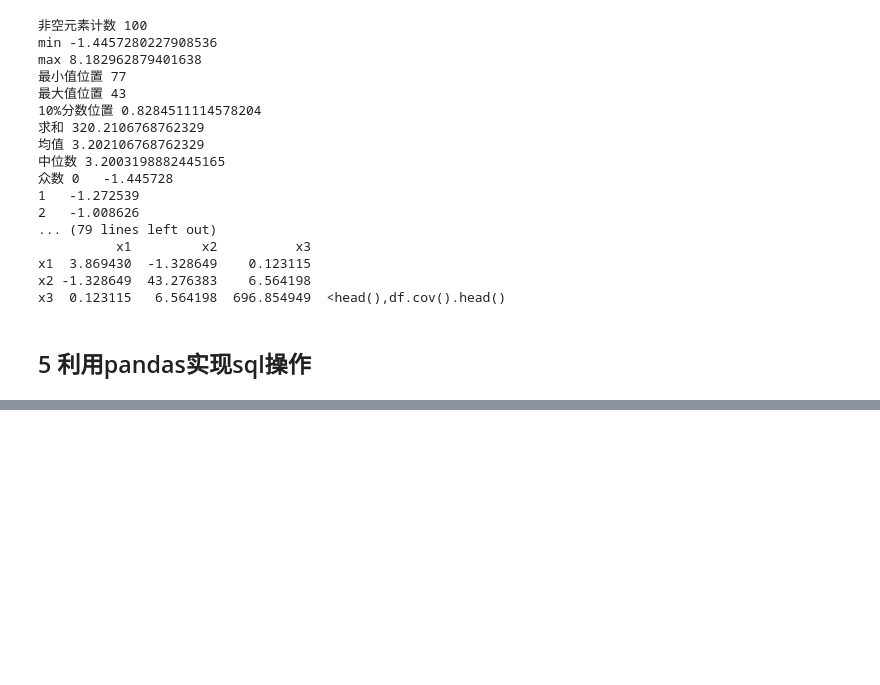
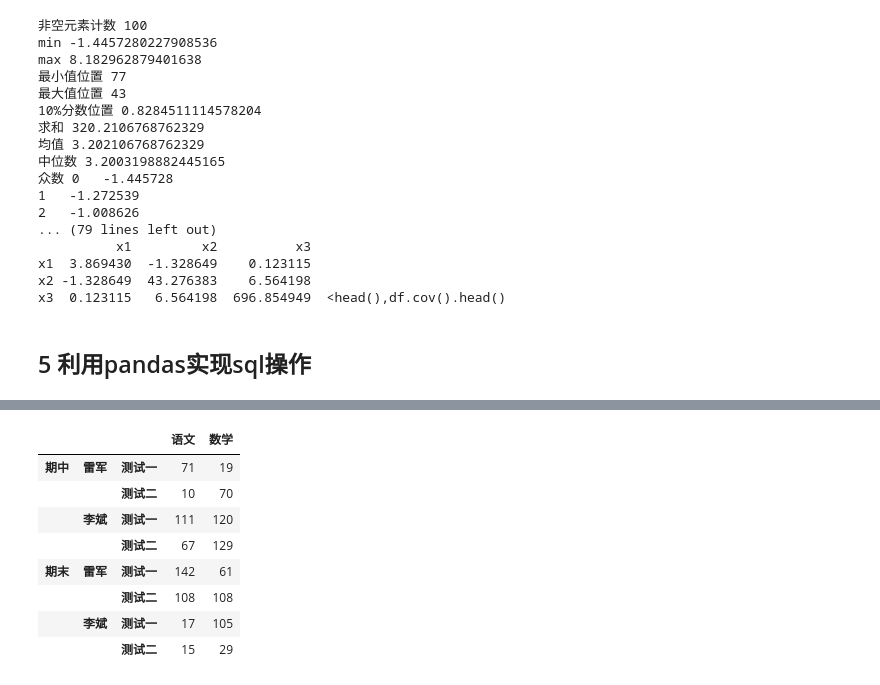
Before and after one commit to thetime50/note-2020-03-18-tianchi, a Jupyter notebook: note-2020-04-27-pandas/note-2020-04-27-pandas.ipynb, the cells around one changed output, grey strips where cells are left out. Saved outputs shown, nothing was run; the diff lists cells and outputs as text; code cells hidden in the pictures; blank space fills up the shorter version.

```diff
--- a/note-2020-04-27-pandas/note-2020-04-27-pandas.ipynb
+++ b/note-2020-04-27-pandas/note-2020-04-27-pandas.ipynb
@@ -306,0 +548,13 @@ print('删除整个DataFrame')
+# %%
+data['模拟考'][['语文','数学']]
+# print(data['模拟考'][['语文','数学']])
+# %% [output]
+|  |  |  | 语文 | 数学 |
+| 期中 | 雷军 | 测试一 | 71 | 19 |
+|  |  | 测试二 | 10 | 70 |
+|  | 李斌 | 测试一 | 111 | 120 |
+|  |  | 测试二 | 67 | 129 |
+| 期末 | 雷军 | 测试一 | 142 | 61 |
+|  |  | 测试二 | 108 | 108 |
+|  | 李斌 | 测试一 | 17 | 105 |
+|  |  | 测试二 | 15 | 29 |
```
Also changed, not shown: parts of 13 cells of this notebook.
